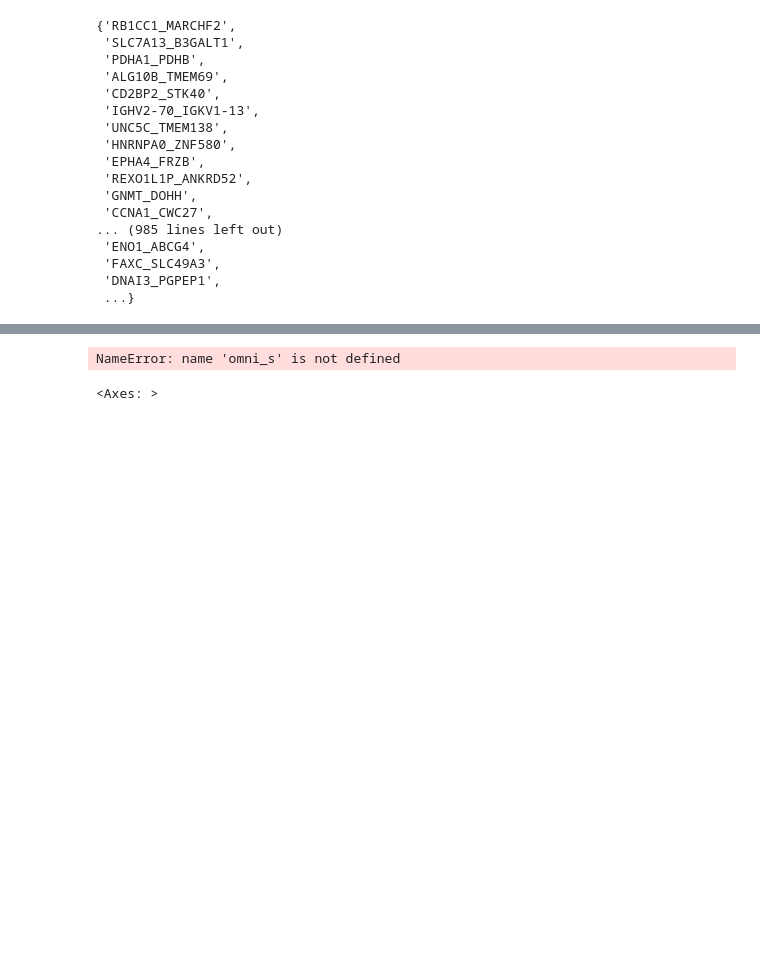
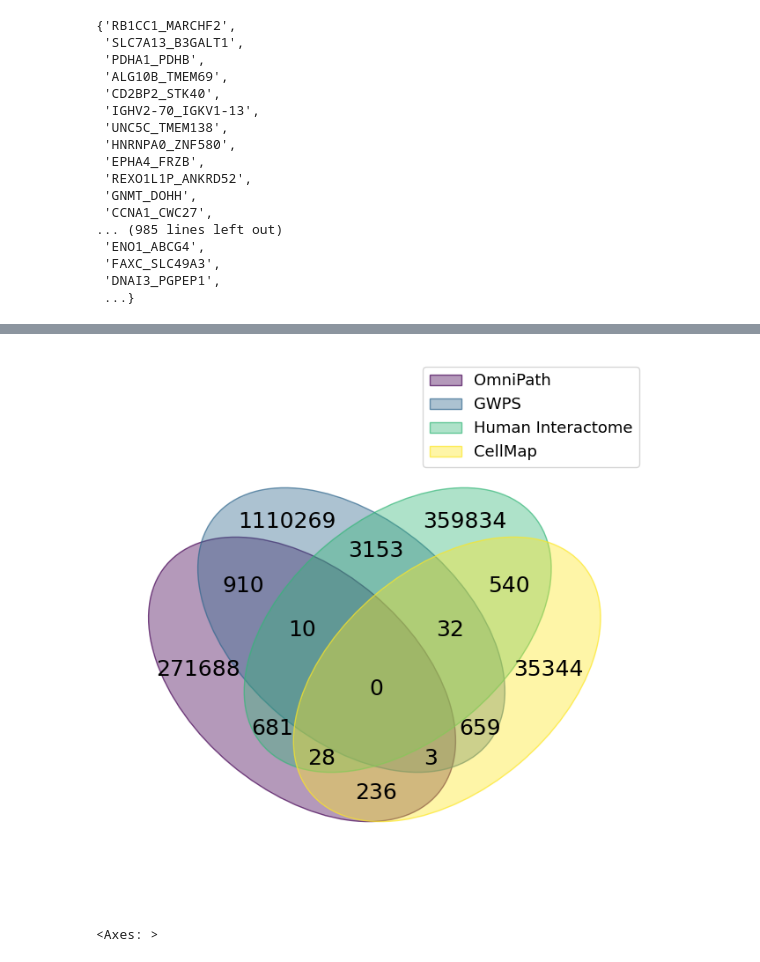
Before and after one commit to Huang-lab/Microglia_foundation_model, a Jupyter notebook: notebooks/scPRINT-2-repro-notebooks/gene_networks.ipynb, the cells around one changed output, grey strips where cells are left out. Cells and saved outputs as stored; diff of their text form; code cells hidden in the pictures; blank space fills up the shorter version.

```diff
--- a/notebooks/scPRINT-2-repro-notebooks/gene_networks.ipynb
+++ b/notebooks/scPRINT-2-repro-notebooks/gene_networks.ipynb
@@ -252,15 +264,21 @@ venn(sets)
 # %%
 sets = {
     "OmniPath": omni_s,
-    "CollecTRI": collectri_s,
+    #"CollecTRI": collectri_s,
     "GWPS": gwps_s,
     "Human Interactome": humaninter_s,
     "CellMap": cellmap_s,
 }
 
-venn(sets)
+fig, ax = plt.subplots(figsize=(8, 8))
+venn(sets, ax=ax)
+
+for txt in ax.texts:
+    txt.set_fontsize(18)
+
+plt.show()
 # %% [output]
-NameError: name 'omni_s' is not defined
+[figure, added]
 # %%
 sets = {
     "OmniPath": omni_s,
```
Also changed, not shown: parts of 19 cells of this notebook, 14 other files.
